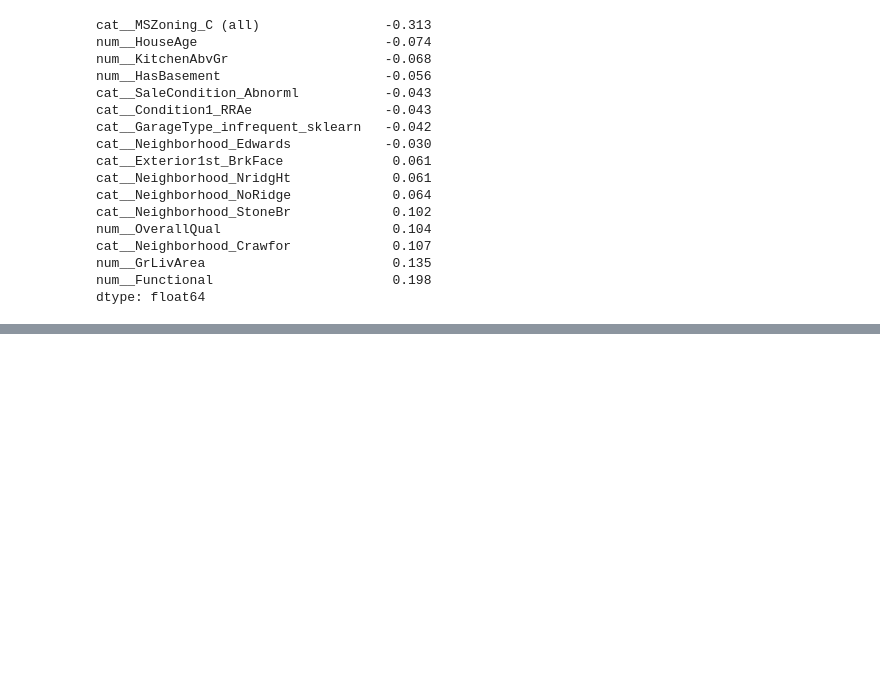
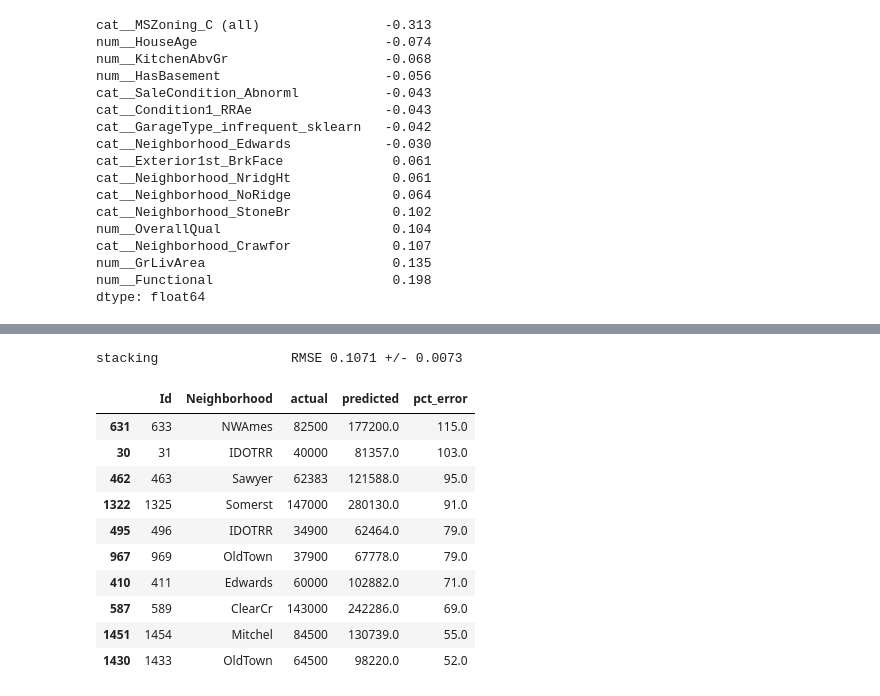
Before and after one commit to Hakimaj/house-prices-kaggle, a Jupyter notebook: notebooks/02_modeling.ipynb, the cells around one changed output, grey strips where cells are left out. Cells and saved outputs as stored; diff of their text form; code cells hidden in the pictures; blank space fills up the shorter version.

```diff
--- a/notebooks/02_modeling.ipynb
+++ b/notebooks/02_modeling.ipynb
@@ -176,0 +303,32 @@ dtype: float64
+# %%
+from sklearn.ensemble import StackingRegressor
+from sklearn.linear_model import RidgeCV
+
+stack = StackingRegressor(
+ estimators=[(n, models[n]) for n in ["lasso", "elasticnet", "gbr"]],
+ final_estimator=RidgeCV(alphas=np.logspace(-3, 1, 20)),
+ cv=5, n_jobs=-1,
+)
+evaluate("stacking", stack) # slow: every base model is refitted inside every fold
+# %% [output]
+stacking                 RMSE 0.1071 +/- 0.0073
+# %%
+blend_dollars = np.expm1(oof.values @ weights.values)
+resid = pd.DataFrame({"Id": train_df["Id"], "Neighborhood": train_df["Neighborhood"],
+ "actual": train_df["SalePrice"], "predicted": blend_dollars})
+resid["pct_error"] = (resid["predicted"] - resid["actual"]) / resid["actual"] * 100
+
+worst = resid.reindex(resid["pct_error"].abs().sort_values(ascending=False).index).head(10)
+worst.round(0)
+# %% [output]
+|  | Id | Neighborhood | actual | predicted | pct_error |
+| 631 | 633 | NWAmes | 82500 | 177200.0 | 115.0 |
+| 30 | 31 | IDOTRR | 40000 | 81357.0 | 103.0 |
+| 462 | 463 | Sawyer | 62383 | 121588.0 | 95.0 |
+| 1322 | 1325 | Somerst | 147000 | 280130.0 | 91.0 |
+| 495 | 496 | IDOTRR | 34900 | 62464.0 | 79.0 |
+| 967 | 969 | OldTown | 37900 | 67778.0 | 79.0 |
+| 410 | 411 | Edwards | 60000 | 102882.0 | 71.0 |
+| 587 | 589 | ClearCr | 143000 | 242286.0 | 69.0 |
+| 1451 | 1454 | Mitchel | 84500 | 130739.0 | 55.0 |
+| 1430 | 1433 | OldTown | 64500 | 98220.0 | 52.0 |
```
Also changed, not shown: parts of 10 cells of this notebook, 5 other files.
